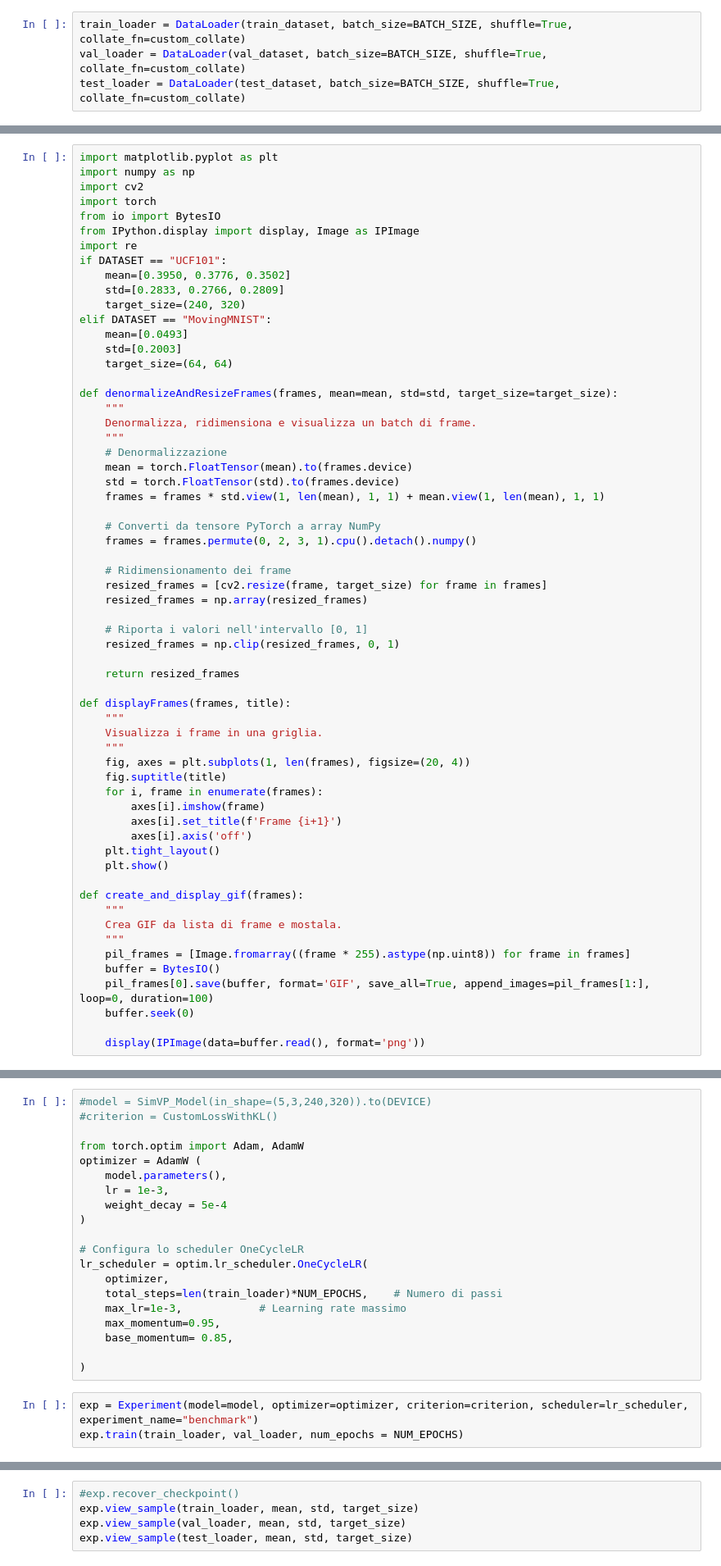
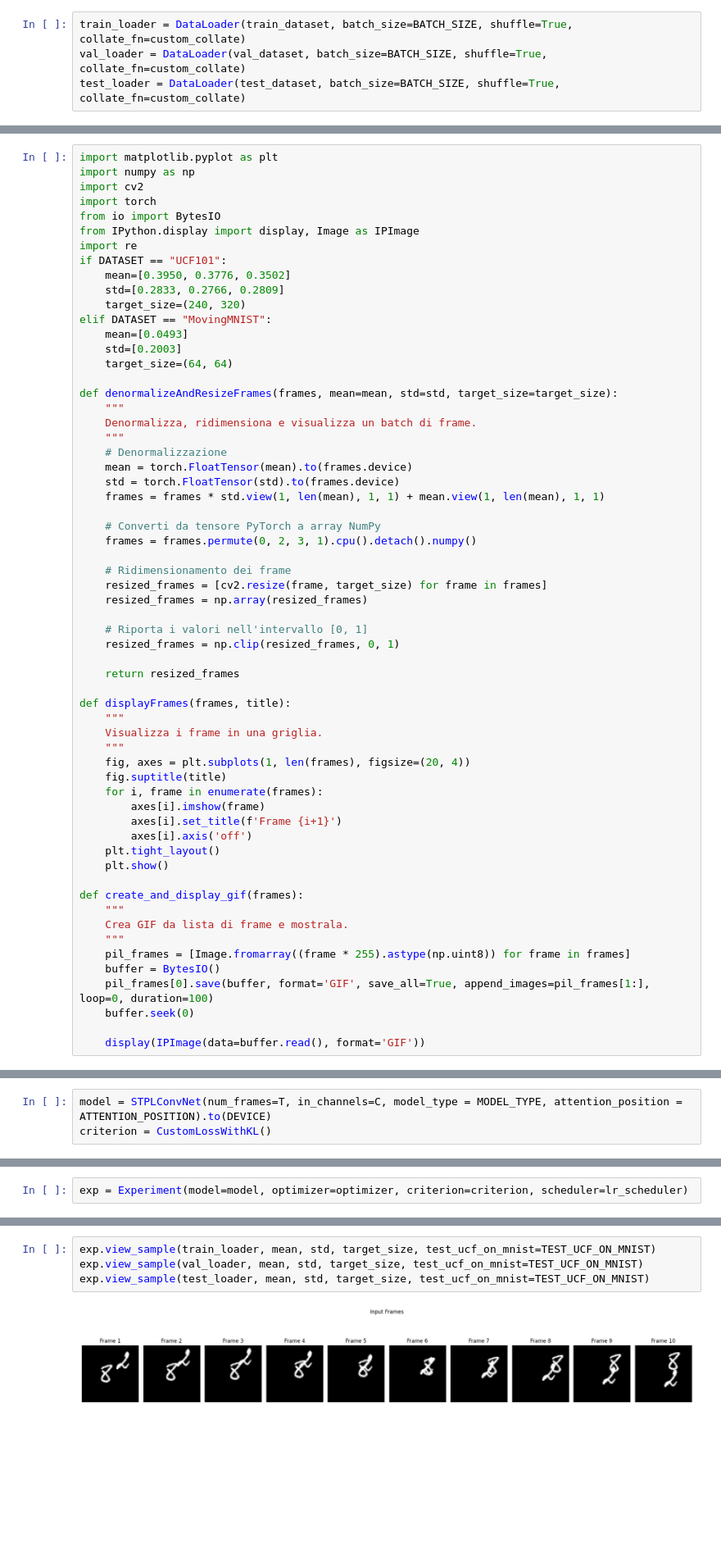
Before and after one commit to SirAlex01/Computer-Vision-Project-Maiola-Matini, a Jupyter notebook: CV_project.ipynb, the cells around one changed output, grey strips where cells are left out. Shown at 82% size. Saved outputs shown, nothing was run; the diff lists cells and outputs as text; blank space fills up the shorter version.

```diff
--- a/CV_project.ipynb
+++ b/CV_project.ipynb
@@ -976,11 +1014,11 @@ def displayFrames(frames, title):
 
 def create_and_display_gif(frames):
     """
-    Crea GIF da lista di frame e mostala.
+    Crea GIF da lista di frame e mostrala.
     """
     pil_frames = [Image.fromarray((frame * 255).astype(np.uint8)) for frame in frames]
     buffer = BytesIO()
     pil_frames[0].save(buffer, format='GIF', save_all=True, append_images=pil_frames[1:], loop=0, duration=100)
     buffer.seek(0)
 
-    display(IPImage(data=buffer.read(), format='png'))
+    display(IPImage(data=buffer.read(), format='GIF'))
@@ -1188 +1333,4 @@ class Experiment:
+# %%
+model = STPLConvNet(num_frames=T, in_channels=C, model_type = MODEL_TYPE, attention_position = ATTENTION_POSITION).to(DEVICE)
+criterion = CustomLossWithKL()
 # %%
@@ -1199,23 +1353,2 @@ criterion = CustomLossWithKL()
-# %%
-#model = SimVP_Model(in_shape=(5,3,240,320)).to(DEVICE)
-#criterion = CustomLossWithKL()
-
-from torch.optim import Adam, AdamW
-optimizer = AdamW (
-    model.parameters(),
-    lr = 1e-3,
-    weight_decay = 5e-4
-)
-
-# Configura lo scheduler OneCycleLR
-lr_scheduler = optim.lr_scheduler.OneCycleLR(
-    optimizer,
-    total_steps=len(train_loader)*NUM_EPOCHS,    # Numero di passi
-    max_lr=1e-3,            # Learning rate massimo
-    max_momentum=0.95,
-    base_momentum= 0.85,
-
-)
 # %%
-exp = Experiment(model=model, optimizer=optimizer, criterion=criterion, scheduler=lr_scheduler, experiment_name="benchmark")
-exp.train(train_loader, val_loader, num_epochs = NUM_EPOCHS)
+exp = Experiment(model=model, optimizer=optimizer, criterion=criterion, scheduler=lr_scheduler)
@@ -1242,5 +1403,6 @@ exp.test(test_loader)
 # %%
-#exp.recover_checkpoint()
-exp.view_sample(train_loader, mean, std, target_size)
-exp.view_sample(val_loader, mean, std, target_size)
-exp.view_sample(test_loader, mean, std, target_size)
+exp.view_sample(train_loader, mean, std, target_size, test_ucf_on_mnist=TEST_UCF_ON_MNIST)
+exp.view_sample(val_loader, mean, std, target_size, test_ucf_on_mnist=TEST_UCF_ON_MNIST)
+exp.view_sample(test_loader, mean, std, target_size, test_ucf_on_mnist=TEST_UCF_ON_MNIST)
+# %% [output]
+[figure, added]
```
Also changed, not shown: parts of 63 cells of this notebook.
